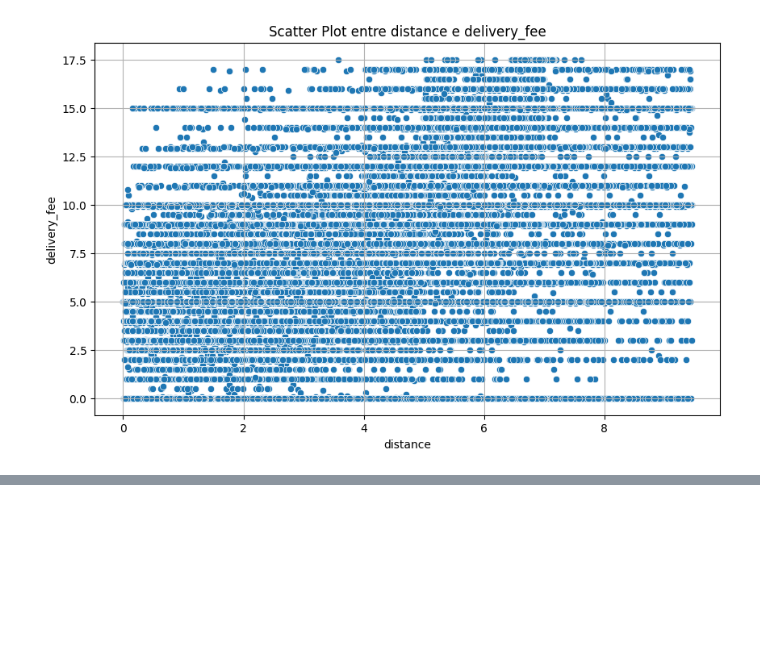
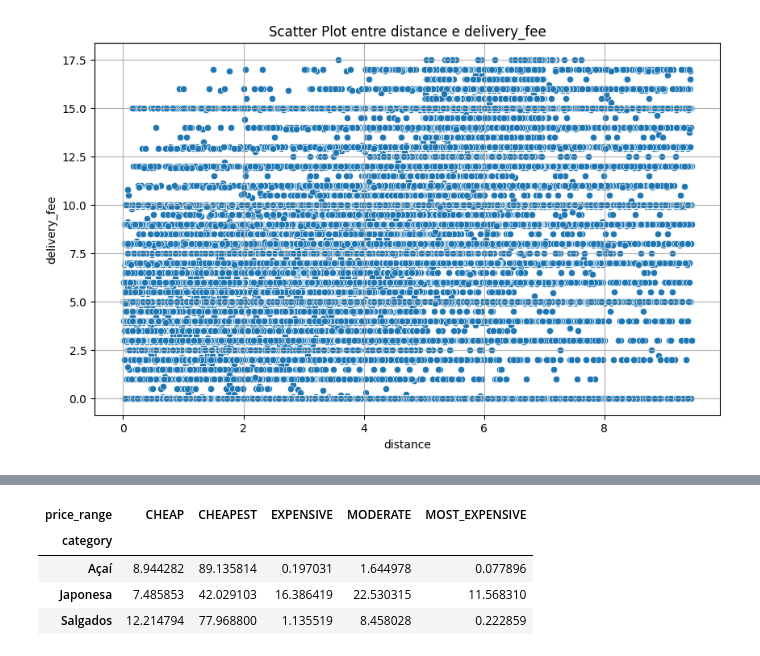
Before and after one commit to GabrielEnzoMurai/Python-repository, a Jupyter notebook: Study/estatística/stat7.ipynb, the cells around one changed output, grey strips where cells are left out. Saved outputs shown, nothing was run; the diff lists cells and outputs as text; code cells hidden in the pictures; blank space fills up the shorter version.

```diff
--- a/Study/estatística/stat7.ipynb
+++ b/Study/estatística/stat7.ipynb
@@ -81,0 +165,8 @@ plt.show()
+# %%
+contigency_table.div(contigency_table.sum(axis=1), axis=0) * 100
+# %% [output]
+| price_range | CHEAP | CHEAPEST | EXPENSIVE | MODERATE | MOST_EXPENSIVE |
+| category |  |  |  |  |  |
+| Açaí | 8.944282 | 89.135814 | 0.197031 | 1.644978 | 0.077896 |
+| Japonesa | 7.485853 | 42.029103 | 16.386419 | 22.530315 | 11.568310 |
+| Salgados | 12.214794 | 77.968800 | 1.135519 | 8.458028 | 0.222859 |
```
Also changed, not shown: parts of 10 cells of this notebook.
